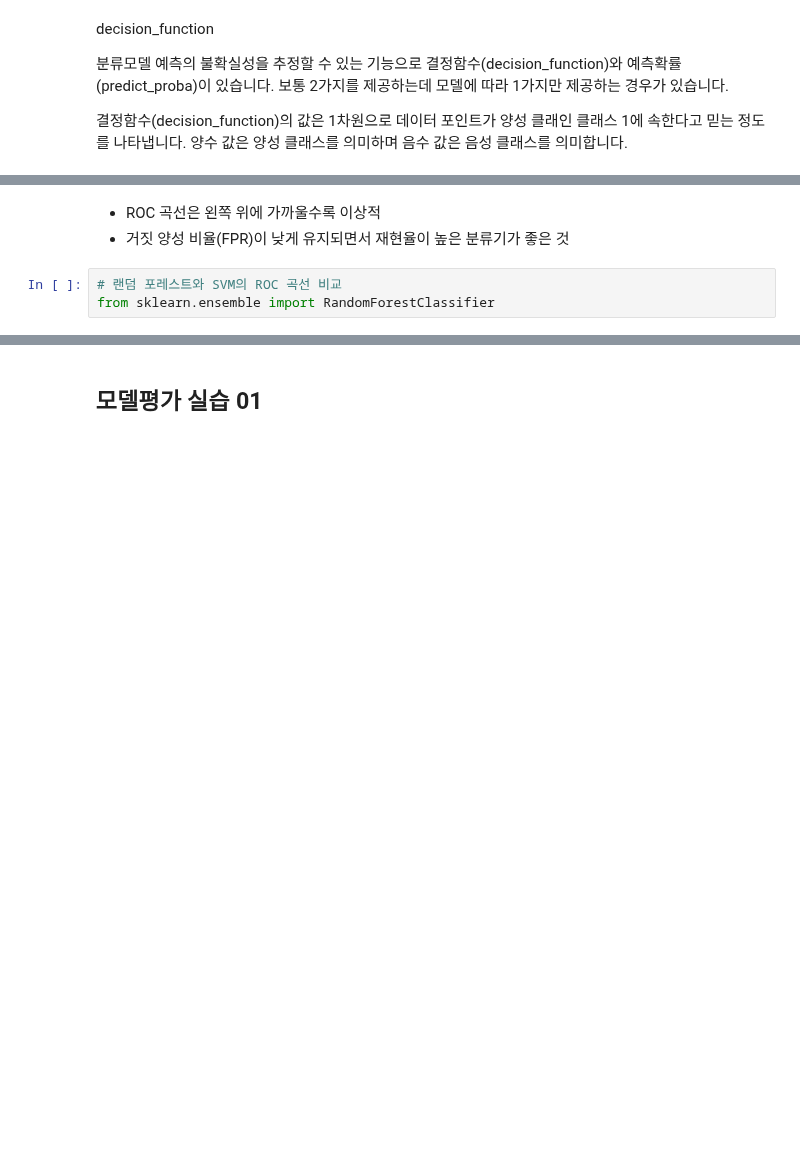
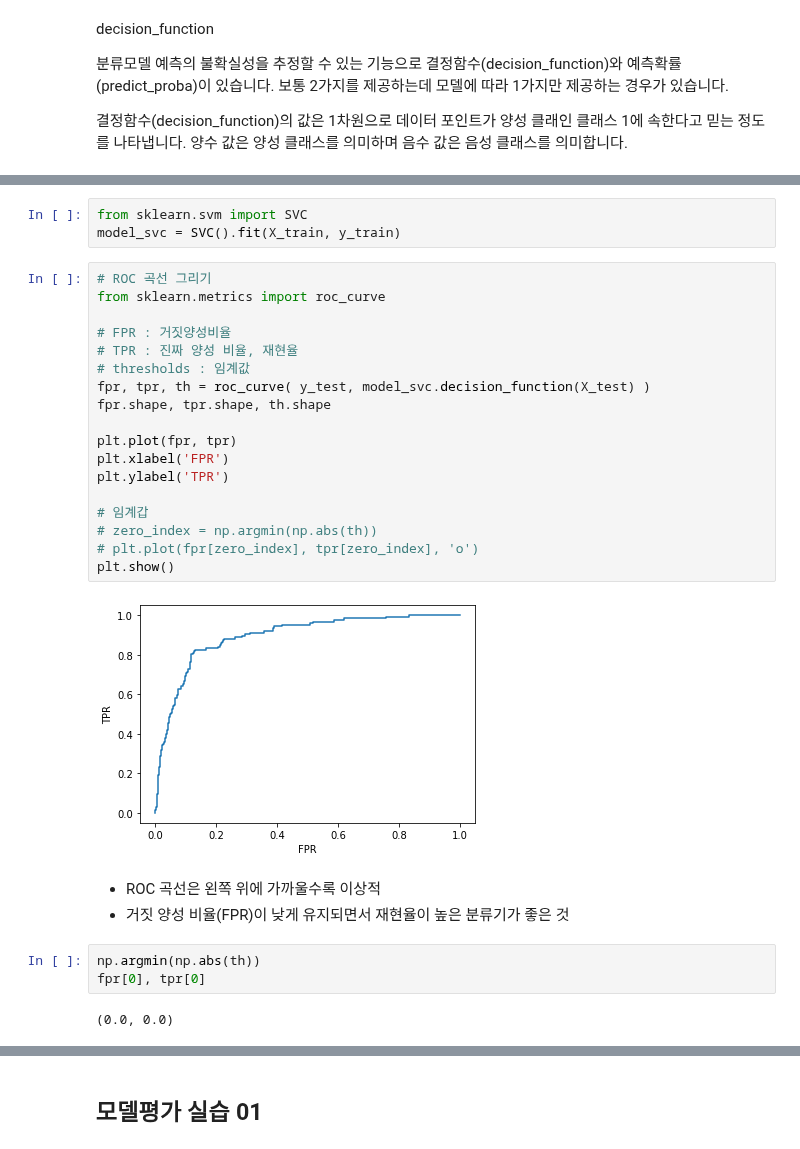
Before and after one commit to hwayoung306/AI, a Jupyter notebook: 20220504_ml_07_지도학습_모델평가_성능향상_ipynb의_사본.ipynb, the cells around one changed output, grey strips where cells are left out. Saved outputs shown, nothing was run; the diff lists cells and outputs as text; blank space fills up the shorter version.

```diff
--- a/20220504_ml_07_지도학습_모델평가_성능향상_ipynb의_사본.ipynb
+++ b/20220504_ml_07_지도학습_모델평가_성능향상_ipynb의_사본.ipynb
@@ -919,6 +982,31 @@ from sklearn.metrics import roc_curve
+# %%
+from sklearn.svm import SVC
+model_svc = SVC().fit(X_train, y_train)
+# %%
+# ROC 곡선 그리기
+from sklearn.metrics import roc_curve
+
+# FPR : 거짓양성비율
+# TPR : 진짜 양성 비율, 재현율
+# thresholds : 임계값
+fpr, tpr, th = roc_curve( y_test, model_svc.decision_function(X_test) )
+fpr.shape, tpr.shape, th.shape
+
+plt.plot(fpr, tpr)
+plt.xlabel('FPR')
+plt.ylabel('TPR')
+
+# 임계갑
+# zero_index = np.argmin(np.abs(th))
+# plt.plot(fpr[zero_index], tpr[zero_index], 'o')
+plt.show()
+# %% [output]
+[figure, added]
 # %% [markdown]
 - ROC 곡선은 왼쪽 위에 가까울수록 이상적
 - 거짓 양성 비율(FPR)이 낮게 유지되면서 재현율이 높은 분류기가 좋은 것
-# %%
-# 랜덤 포레스트와 SVM의 ROC 곡선 비교
-from sklearn.ensemble import RandomForestClassifier
+# %%
+np.argmin(np.abs(th))
+fpr[0], tpr[0]
+# %% [output]
+(0.0, 0.0)
```
Also changed, not shown: parts of 42 cells of this notebook.
